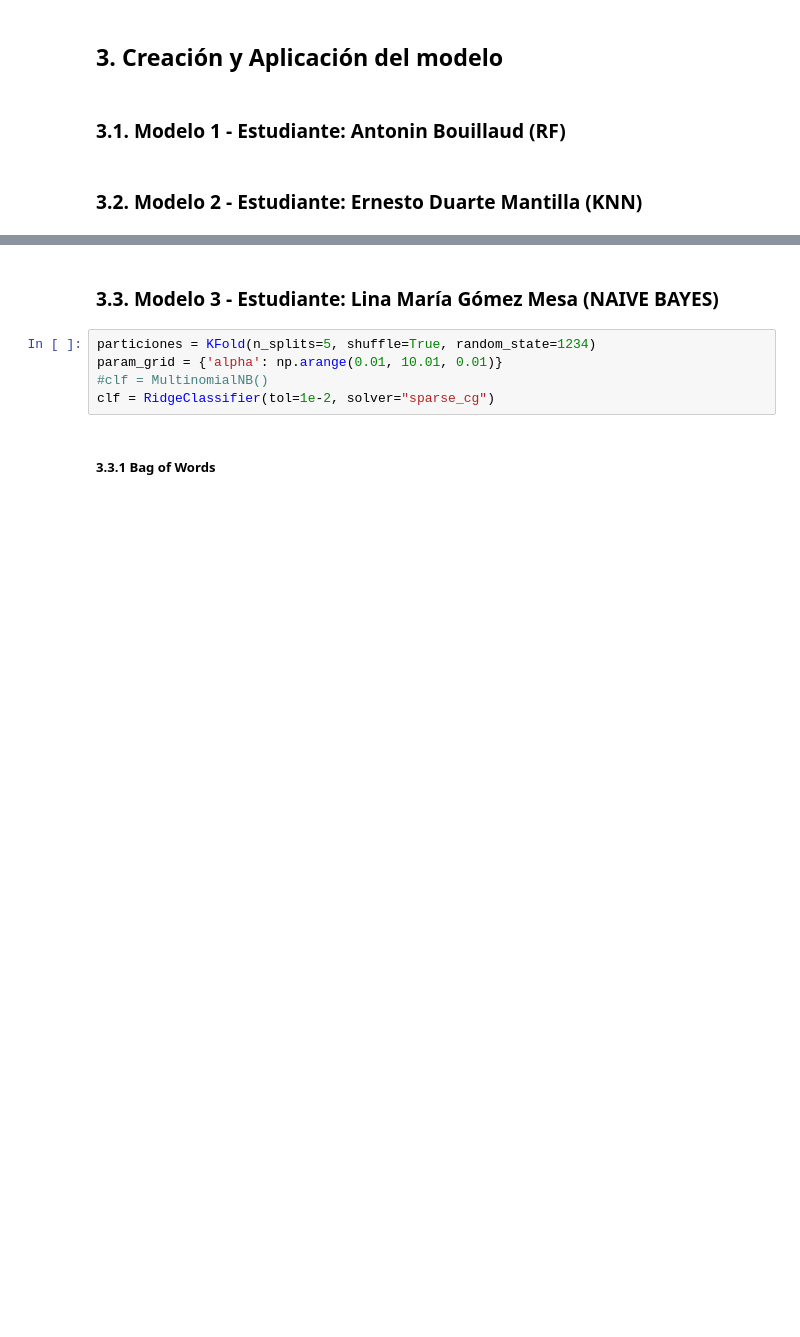
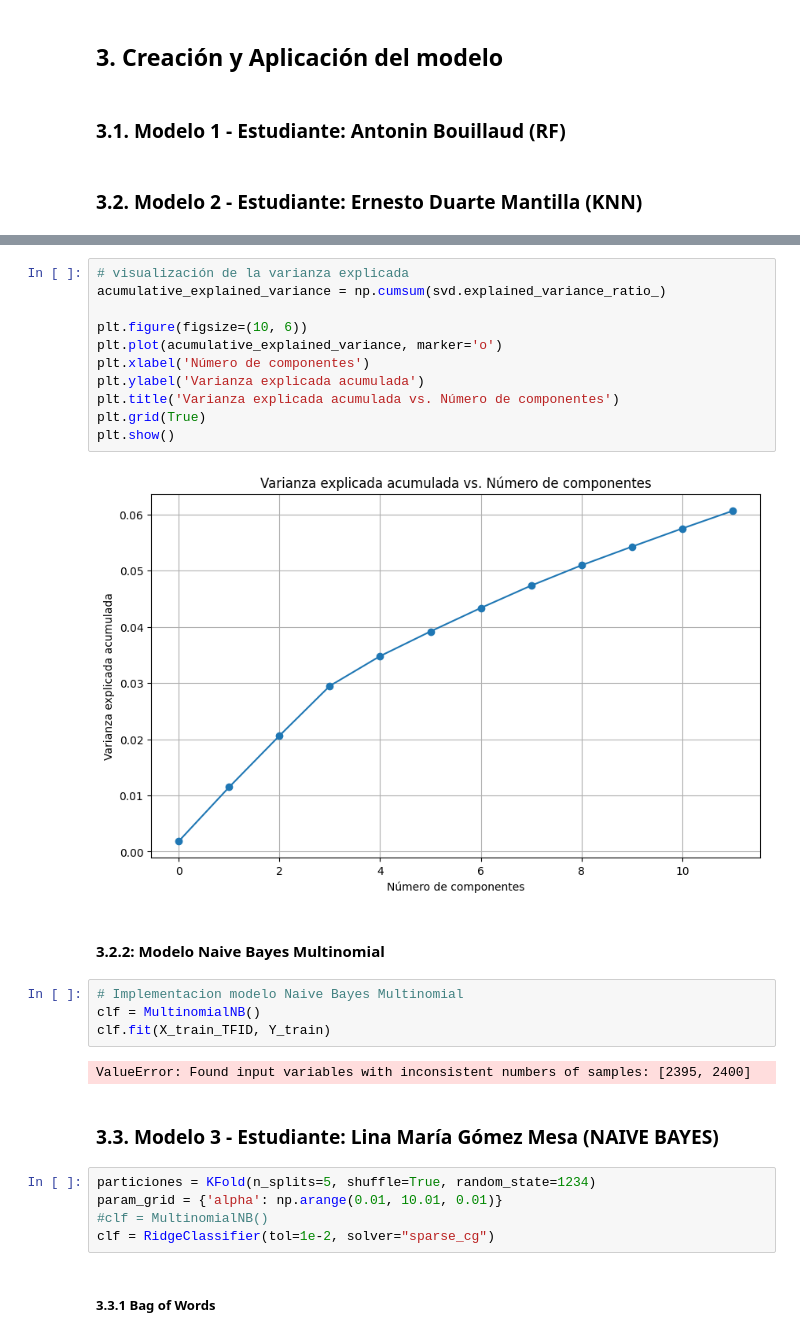
Before and after one commit to ddummann/Proyecto1-ClasificacionTextos-Etapa2, a Jupyter notebook: solucion_bi.ipynb, the cells around one changed output, grey strips where cells are left out. Saved outputs shown, nothing was run; the diff lists cells and outputs as text; blank space fills up the shorter version.

Commit message:
NaiveBayes reduccion (Fallida) de multidimensional

```diff
--- a/solucion_bi.ipynb
+++ b/solucion_bi.ipynb
@@ -432,3 +528,24 @@ X_test_TFID = vectorizer.transform(X_test_clean['texto_limpio'])
+# %%
+# visualización de la varianza explicada
+acumulative_explained_variance = np.cumsum(svd.explained_variance_ratio_)
+
+plt.figure(figsize=(10, 6))
+plt.plot(acumulative_explained_variance, marker='o')
+plt.xlabel('Número de componentes')
+plt.ylabel('Varianza explicada acumulada')
+plt.title('Varianza explicada acumulada vs. Número de componentes')
+plt.grid(True)
+plt.show()
+# %% [output]
+[figure, added]
+# %% [markdown]
+#### 3.2.2: Modelo Naive Bayes Multinomial
+# %%
+# Implementacion modelo Naive Bayes Multinomial
+clf = MultinomialNB()
+clf.fit(X_train_TFID, Y_train)
+# %% [output]
+ValueError: Found input variables with inconsistent numbers of samples: [2395, 2400]
 # %% [markdown]
 ###  3.3. Modelo 3 - Estudiante: Lina María Gómez Mesa (NAIVE BAYES)
 # %%
```
Also changed, not shown: parts of 17 cells of this notebook, 5 other files.
